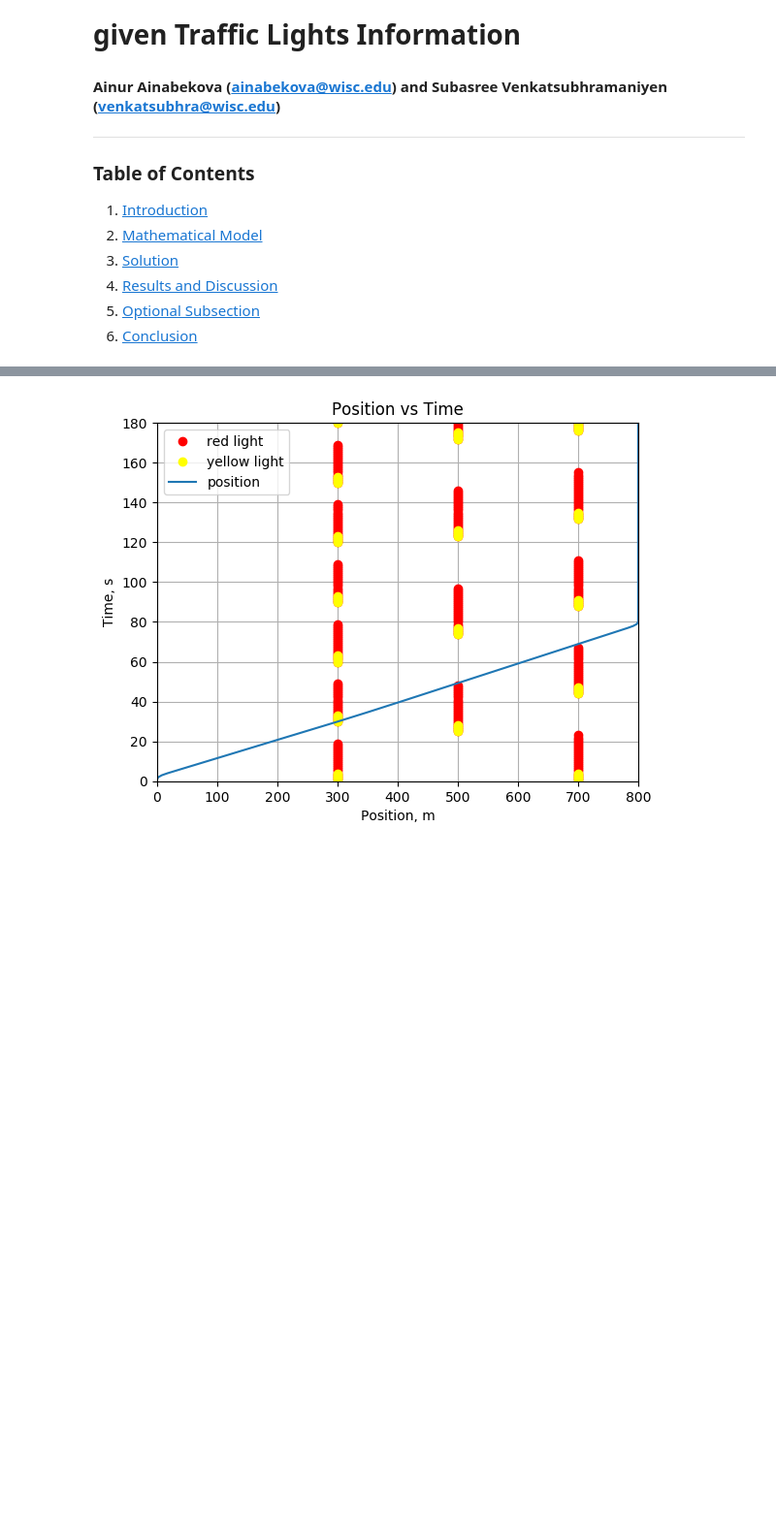
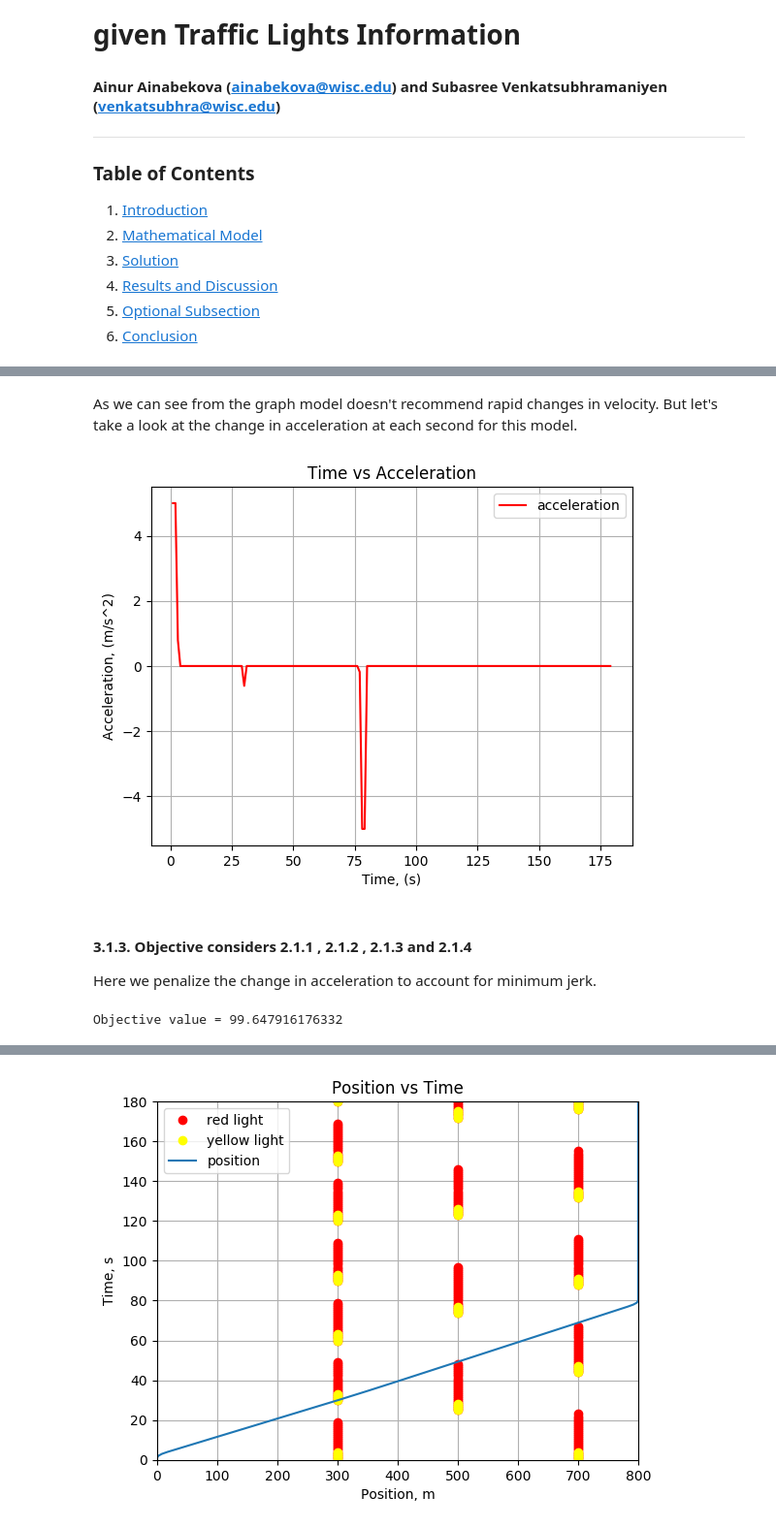
Before and after one commit to snowdj/CS524_Project, a Jupyter notebook: project_report.ipynb, the cells around one changed output, grey strips where cells are left out. Shown at 97% size. Cells and saved outputs as stored; diff of their text form; code cells hidden in the pictures; blank space fills up the shorter version.

Commit message:
added solution and results section to the report with multiple models

```diff
--- a/project_report.ipynb
+++ b/project_report.ipynb
@@ -422,0 +467,33 @@ legend();
+# %% [markdown]
+As we can see from the graph model doesn't recommend rapid changes in velocity. But let's take a look at the change in acceleration at each second for this model.
+# %%
+plot(t[1:T-1], aopt, label="acceleration", "r")
+xlabel("Time, (s)")
+ylabel("Acceleration, (m/s^2)")
+title("Time vs Acceleration")
+grid("on")
+legend();
+# %% [output]
+[figure, added]
+# %% [markdown]
+#### 3.1.3. Objective considers 2.1.1 , 2.1.2 , 2.1.3 and 2.1.4
+
+Here we penalize the change in acceleration to account for minimum jerk.
+# %%
+########################################## Objective Function #########################################
+
+# 1) minimize fuel only until destination
+# 2) minimize absolute change in velocities at each second
+# 3) minimize absolute change in acceleration at each second
+# 4) minimize fuel spent while idling (waiting at the red light)
+@objective(m, Min, sum(obj_t) + sum(w) + sum(w_a) + sum(z_9)*idle_fuel)
+
+solve(m)
+
+vopt = getvalue(v)
+xopt = getvalue(x)
+aopt = getvalue(a)
+
+println("Objective value = ", getobjectivevalue(m))
+# %% [output]
+Objective value = 99.647916176332
```
Also changed, not shown: parts of 25 cells of this notebook.
